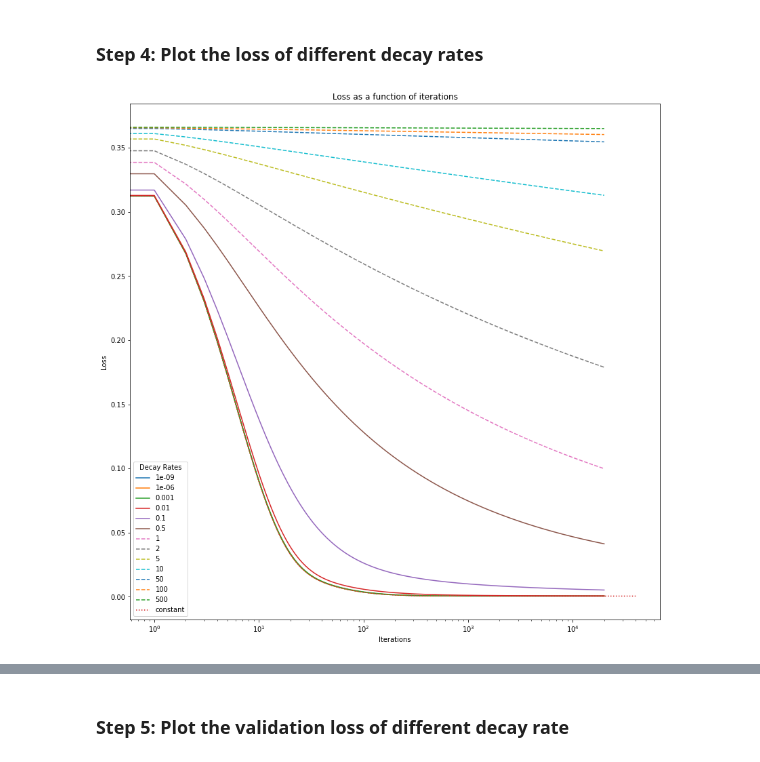
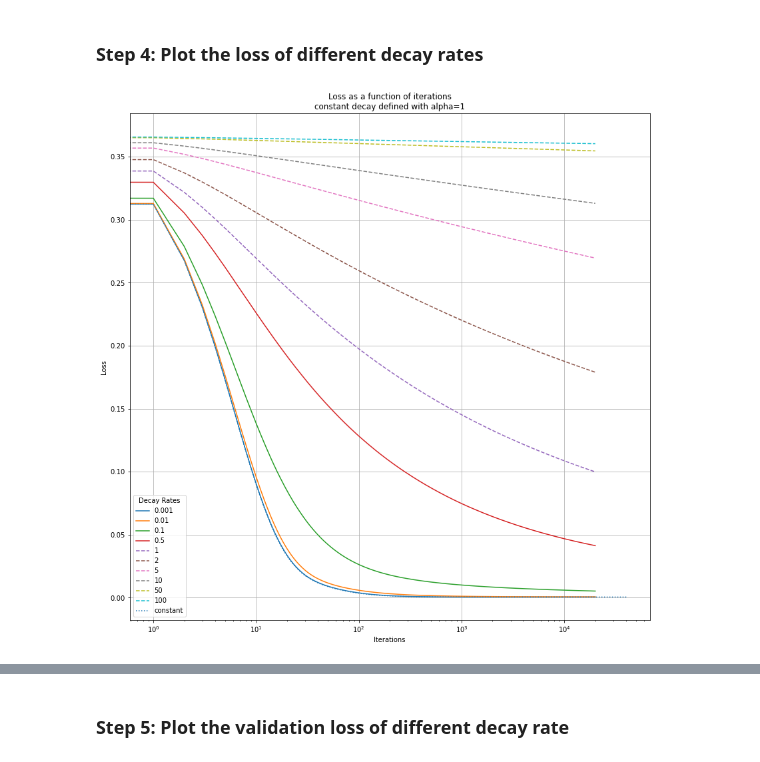
Before and after one commit to RoyR-IDC/MachineLearningFromData, a Jupyter notebook: HW1/203972922_201312907.ipynb, the cells around one changed output, grey strips where cells are left out. Saved outputs shown, nothing was run; the diff lists cells and outputs as text; code cells hidden in the pictures.

```diff
--- a/HW1/203972922_201312907.ipynb
+++ b/HW1/203972922_201312907.ipynb
@@ -940,7 +918,8 @@ def adaptive_efficient_gradient_descent(X, y, theta, initial_alpha, num_iters, D
 # %%
 def check_decay_rates(X_train, y_train, X_val, y_val, iterations):
 
-    decay_rate_options = [1e-9,1e-6,1e-3,1e-2,0.1,0.5,1,2,5,10,50,100,500]
+    decay_rate_options = [0.001, 0.01, 0.1,0.5,1,2,5,10,50,100]
+
     decay_rate_dict = {}
     initial_alpha = 1
     # set up initial theta
@@ -1015,23 +989,24 @@ Wall time: 6.49 s
 # %%
 %%time
 
 plt.figure(0, figsize=(14, 14))
 for decay_rate, values in decay_rate_dict.items():
     x_values = np.arange(len(values['J_history']))
     y_values = values['J_history']
     if decay_rate == 'constant':
         linestyle=':'
     elif decay_rate < 1:
         linestyle='-'
     else:
         linestyle='--'
     plt.plot(x_values, y_values, label=f'{decay_rate}', linestyle=linestyle)
 
 plt.xscale('log')
 plt.xlabel('Iterations')
 plt.ylabel('Loss')
 plt.title(f'Loss as a function of iterations\nconstant decay defined with alpha={initial_alpha}')
 plt.legend(title="Decay Rates")
+plt.grid()
 plt.show()
 # %% [output]
-[figure, old version]
+[figure, new version]
```
Also changed, not shown: parts of 28 cells of this notebook, 1 other file.
